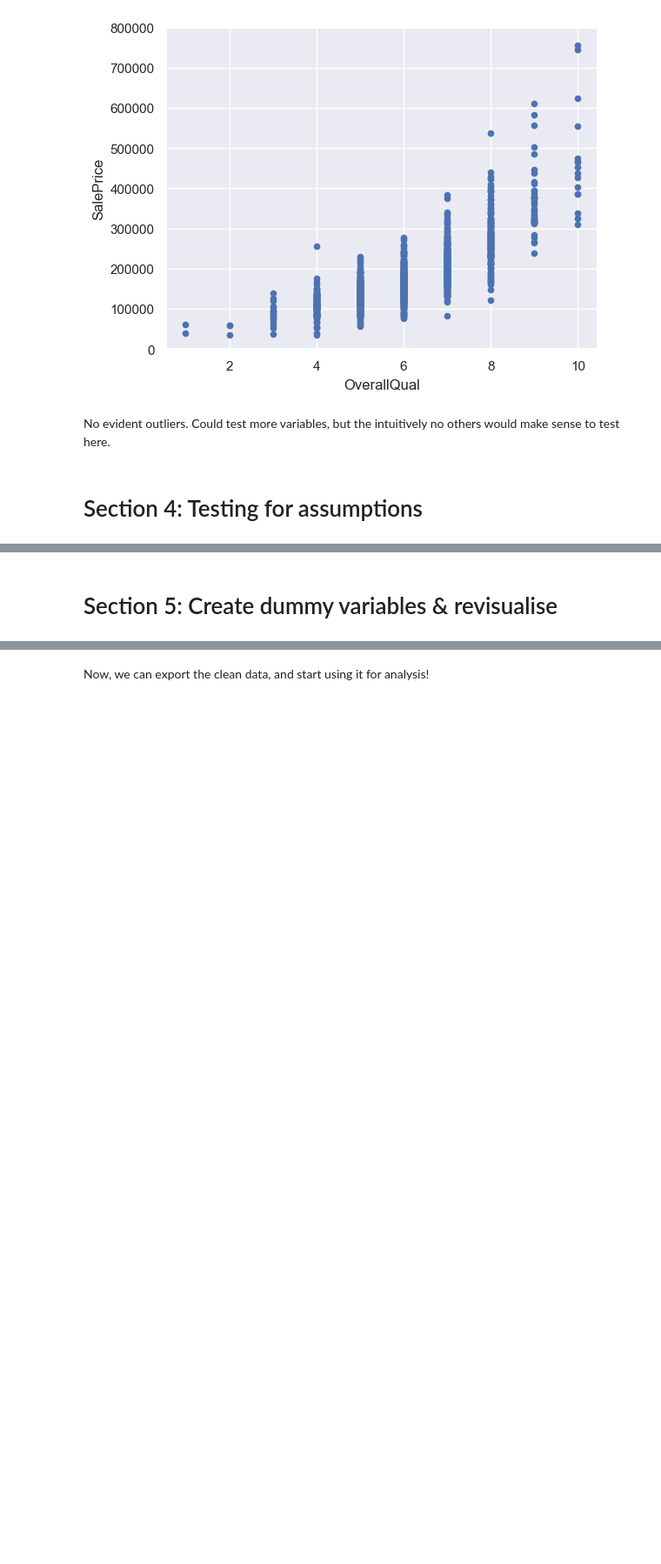
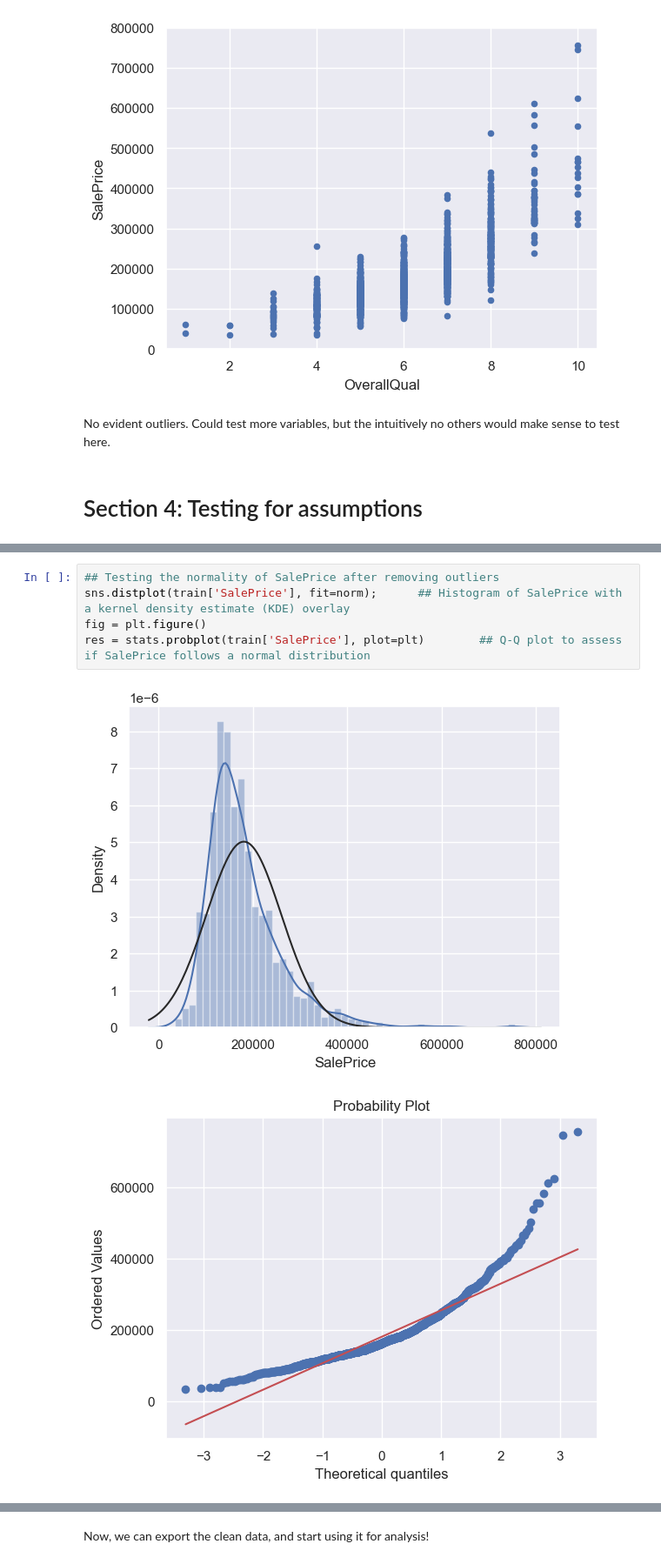
Before and after one commit to arikatz123/house-prices-ml, a Jupyter notebook: notebooks/dataexploration_01.ipynb, the cells around one changed output, grey strips where cells are left out. Shown at 87% size. Drawn from its saved outputs; the diff is of its cells as text; blank space fills up the shorter version.

```diff
--- a/notebooks/dataexploration_01.ipynb
+++ b/notebooks/dataexploration_01.ipynb
@@ -360,2 +368,8 @@ According to Hair et al. (2013), four assumptions should be tested:
-# %% [markdown]
-# Section 5: Create dummy variables & revisualise
+# %%
+## Testing the normality of SalePrice after removing outliers
+sns.distplot(train['SalePrice'], fit=norm);      ## Histogram of SalePrice with a kernel density estimate (KDE) overlay
+fig = plt.figure()
+res = stats.probplot(train['SalePrice'], plot=plt)        ## Q-Q plot to assess if SalePrice follows a normal distribution
+# %% [output]
+[figure, added]
+[figure, added]
```
Also changed, not shown: parts of 9 cells of this notebook.
